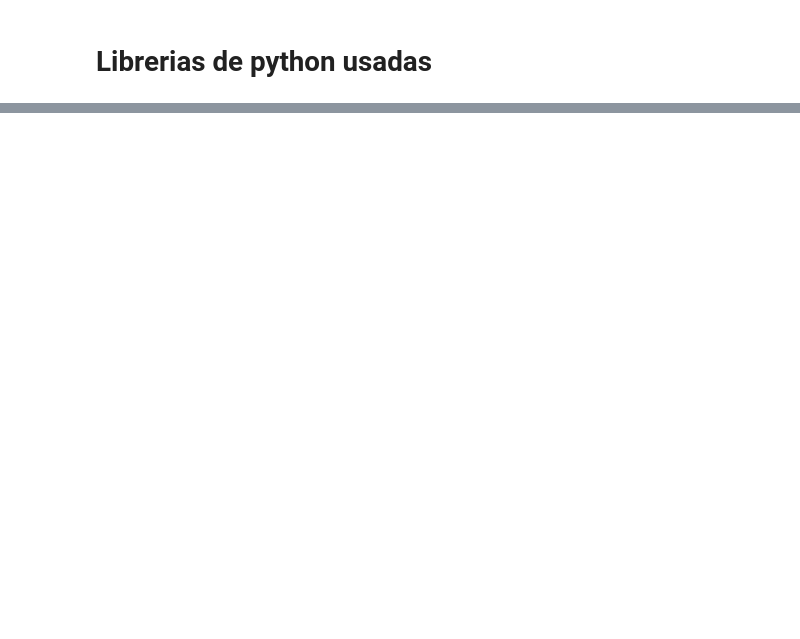
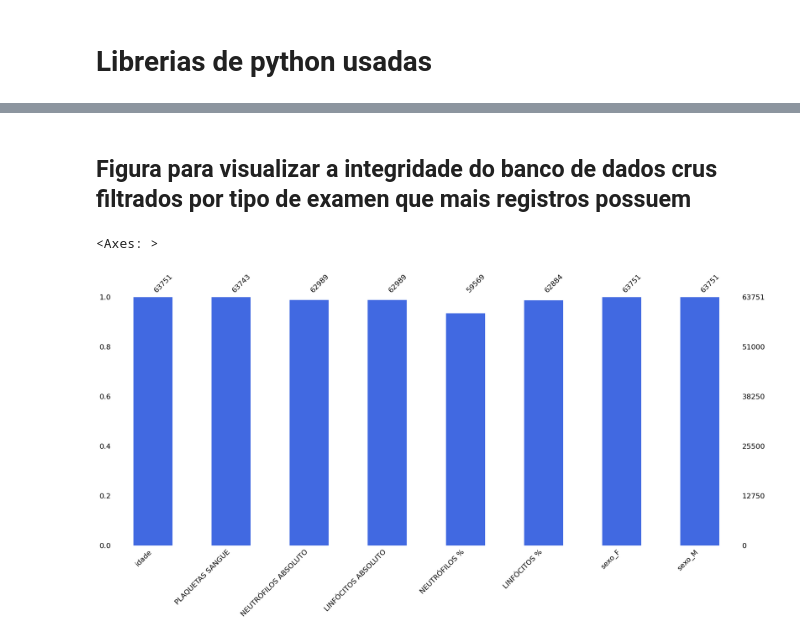
Before and after one commit to teaching-FEEC/dgm-2024.2, a Jupyter notebook: projetos/A1/A1_Code.ipynb, the cells around one changed output, grey strips where cells are left out. Drawn from its saved outputs; the diff is of its cells as text; code cells hidden in the pictures; blank space fills up the shorter version.

Commit message:
Inclusão de métodos estatístocs
Inclusão de métodos estatístocs para geração de dados

```diff
--- a/projetos/A1/A1_Code.ipynb
+++ b/projetos/A1/A1_Code.ipynb
@@ -234,0 +104,23 @@ dtype: int64
+# %%
+# A continuação se define os caminhos e os nomes das colunas dos dados crus
+file_paths = ['./A1/data1.csv', './A1/data2.csv', './A1/data3.csv']
+column_names = ['data do exame', 'idade', 'ID do paciente', 'sexo', 'tipo de exame', 'resultado do exame']
+
+# A continuação se cria uma lista para armazenar os dataframes
+dataframes = list()
+
+# Percorremos os caminhos para fazer a leitura dos três arquivos csv de dados crus
+for file_path in file_paths:
+    data = pd.read_csv(file_path, names=column_names)
+
+    # A continuação se faz um pre-procesamento para poder ter um dataframe com os valores numéricos
+    data['data do exame'] = pd.to_datetime(data['data do exame'], errors='coerce')
+    data['resultado do exame'] = data['resultado do exame'].str.strip()
+    data['resultado do exame'] = data['resultado do exame'].str.replace(',', '.')
+    data['resultado do exame'] = pd.to_numeric(data['resultado do exame'], errors='coerce')
+
+    # Se faz a eliminação dos registros que tem valores nan
+    data = data.dropna()
+
+    # Armazenamos o dataframe na lista
+    dataframes.append(expand_hemogram_data(data))
@@ -234,0 +156,8 @@ dtype: int64
+# %%
+#Baseados na figura de acima vamos a filtrar só os examens que mais registros tem.
+columns_to_keep = ["idade", "sexo", "PLAQUETAS SANGUE", "NEUTRÓFILOS ABSOLUTO", "LINFÓCITOS ABSOLUTO", "NEUTRÓFILOS %", "LINFÓCITOS %"]
+# %%
+# Fazemos a filtragem dos examens baseados na lista "columns_to_keep"
+filtered_df = combined_dataframe[columns_to_keep]
+# Neste caso como temos uma variavel categorica, criamos duas columnas para cada género e fazemos one-hot-encoding
+Dados_df = pd.get_dummies(filtered_df, columns=["sexo"], prefix="sexo")
@@ -234,0 +178,7 @@ dtype: int64
+# %% [markdown]
+## Figura para visualizar a integridade do banco de dados crus filtrados por tipo de examen que mais registros possuem
+# %%
+msno.bar(Dados_df, color="RoyalBlue") #para visualizar a integridade do datafram
+# %% [output]
+<Axes: >
+[figure, added]
```
Also changed, not shown: parts of 84 cells of this notebook.
